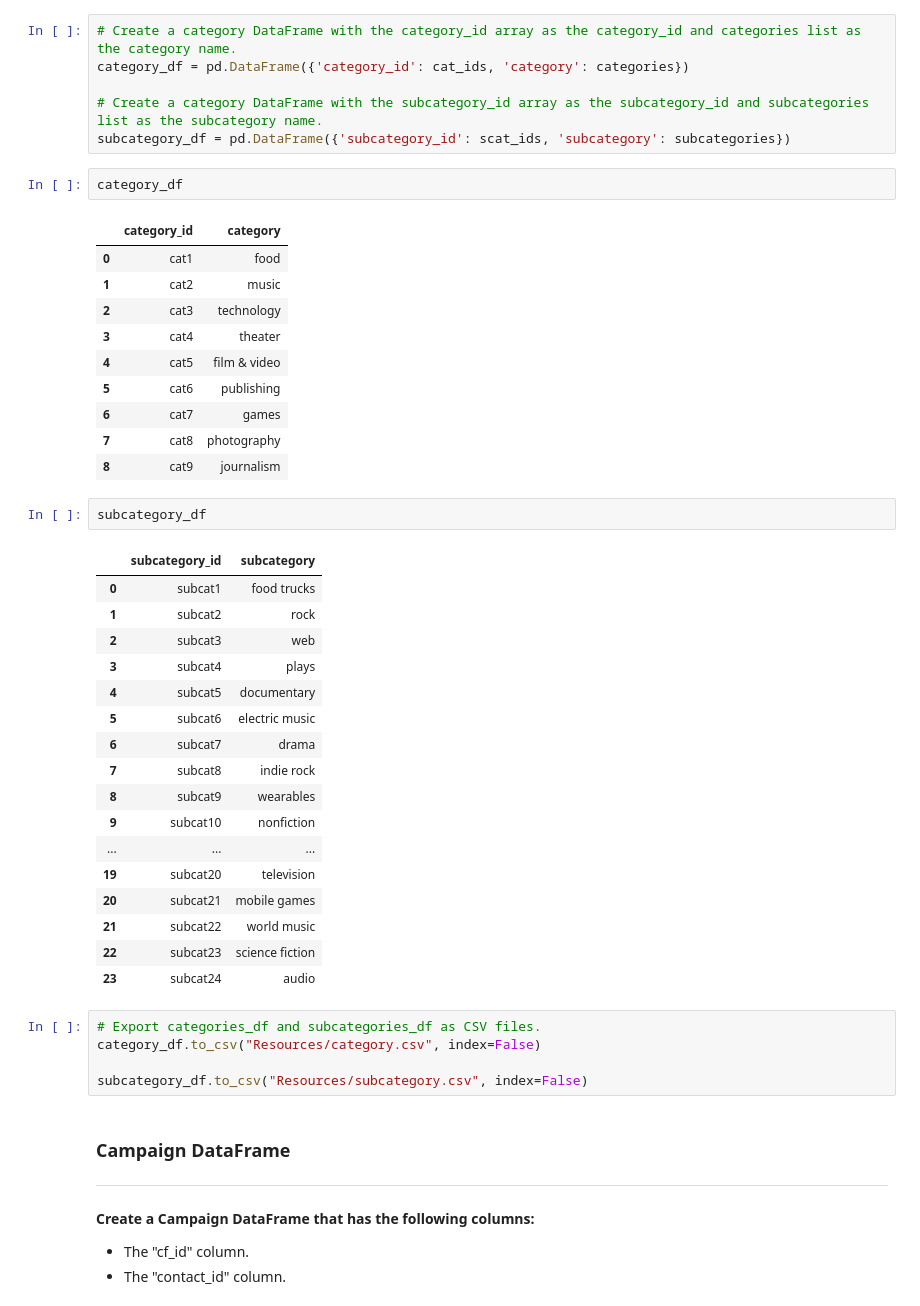
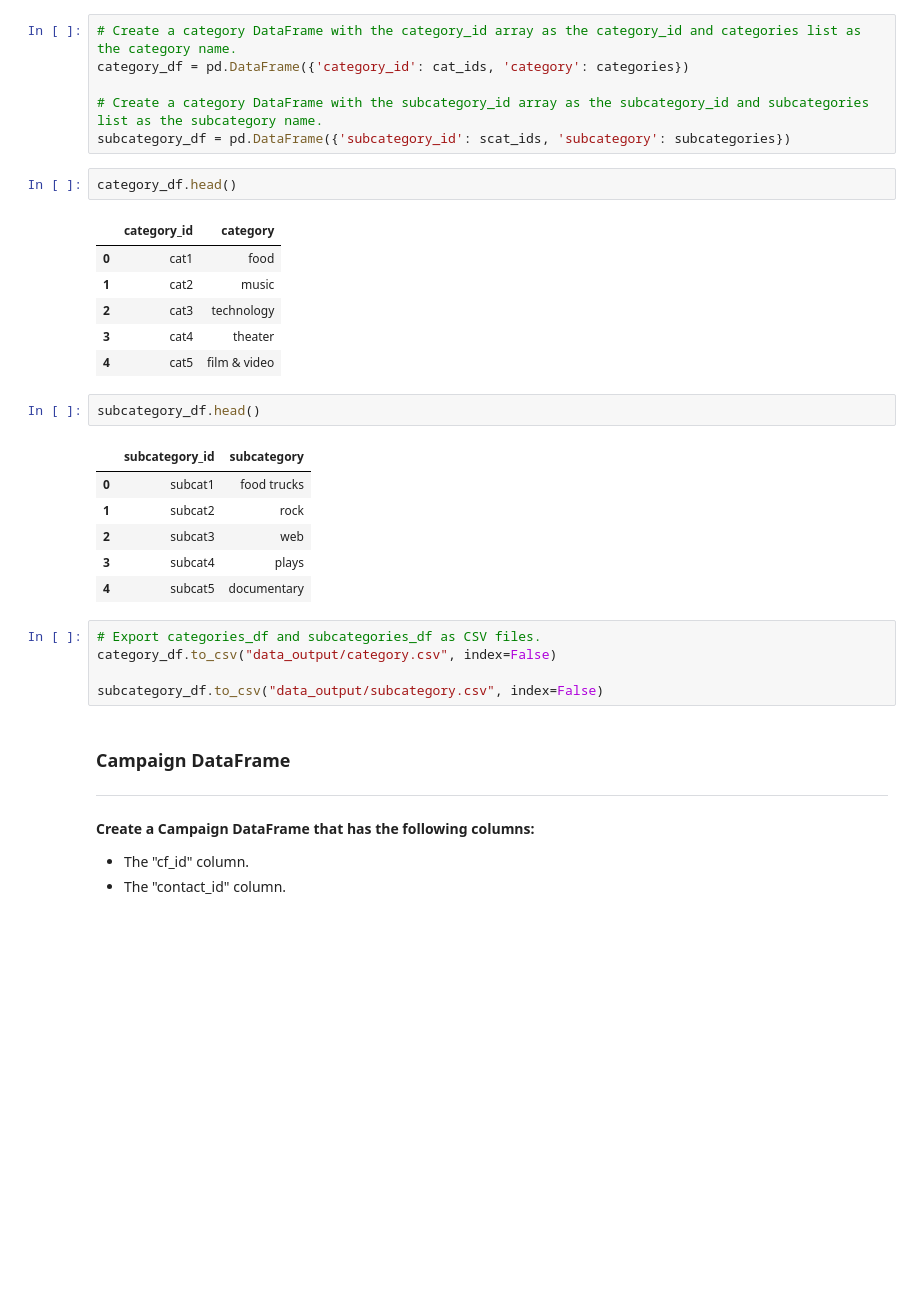
Before and after one commit to QJones76/Crowdfunding_ETL, a Jupyter notebook: ETL_Mini_Project_RHutchinson_QJones.ipynb, the cells around one changed output. Saved outputs shown, nothing was run; the diff lists cells and outputs as text; blank space fills up the shorter version.

Commit message:
added 'data_output' directory to store csv files, finished up miniproject jupyter notebook

```diff
--- a/ETL_Mini_Project_RHutchinson_QJones.ipynb
+++ b/ETL_Mini_Project_RHutchinson_QJones.ipynb
@@ -123,7 +123,7 @@ category_df = pd.DataFrame({'category_id': cat_ids, 'category': categories})
 # Create a category DataFrame with the subcategory_id array as the subcategory_id and subcategories list as the subcategory name.
 subcategory_df = pd.DataFrame({'subcategory_id': scat_ids, 'subcategory': subcategories})
 # %%
-category_df
+category_df.head()
 # %% [output]
 |  | category_id | category |
 | 0 | cat1 | food |
@@ -131,35 +131,20 @@ category_df
 | 2 | cat3 | technology |
 | 3 | cat4 | theater |
 | 4 | cat5 | film & video |
-| 5 | cat6 | publishing |
-| 6 | cat7 | games |
-| 7 | cat8 | photography |
-| 8 | cat9 | journalism |
 # %%
-subcategory_df
+subcategory_df.head()
 # %% [output]
 |  | subcategory_id | subcategory |
 | 0 | subcat1 | food trucks |
 | 1 | subcat2 | rock |
 | 2 | subcat3 | web |
 | 3 | subcat4 | plays |
 | 4 | subcat5 | documentary |
-| 5 | subcat6 | electric music |
-| 6 | subcat7 | drama |
-| 7 | subcat8 | indie rock |
-| 8 | subcat9 | wearables |
-| 9 | subcat10 | nonfiction |
-| ... | ... | ... |
-| 19 | subcat20 | television |
-| 20 | subcat21 | mobile games |
-| 21 | subcat22 | world music |
-| 22 | subcat23 | science fiction |
-| 23 | subcat24 | audio |
 # %%
 # Export categories_df and subcategories_df as CSV files.
-category_df.to_csv("Resources/category.csv", index=False)
+category_df.to_csv("data_output/category.csv", index=False)
 
-subcategory_df.to_csv("Resources/subcategory.csv", index=False)
+subcategory_df.to_csv("data_output/subcategory.csv", index=False)
 # %% [markdown]
 ### Campaign DataFrame
 ----
```
Also changed, not shown: parts of 13 cells of this notebook, 7 other files.
